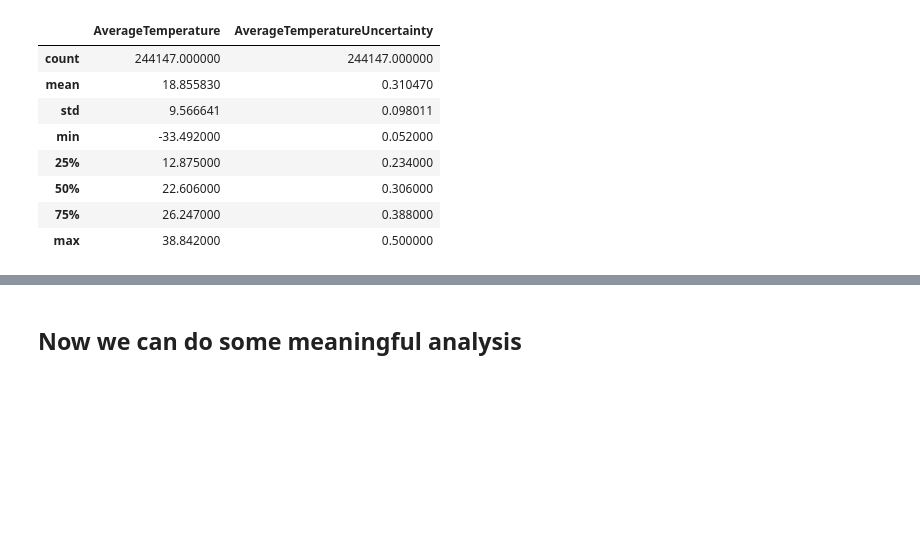
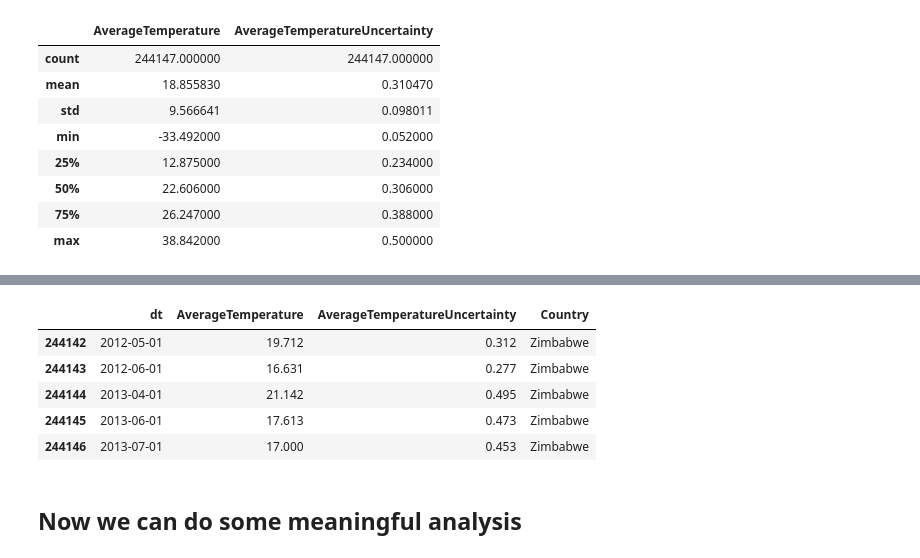
Before and after one commit to raghurama123/DataScience, a Jupyter notebook: notebooks/DS_02.ipynb, the cells around one changed output, grey strips where cells are left out. Cells and saved outputs as stored; diff of their text form; code cells hidden in the pictures; blank space fills up the shorter version.

```diff
--- a/notebooks/DS_02.ipynb
+++ b/notebooks/DS_02.ipynb
@@ -83,3 +127,12 @@ temp.describe()
+# %%
+temp.tail() # last few entries
+# %% [output]
+|  | dt | AverageTemperature | AverageTemperatureUncertainty | Country |
+| 244142 | 2012-05-01 | 19.712 | 0.312 | Zimbabwe |
+| 244143 | 2012-06-01 | 16.631 | 0.277 | Zimbabwe |
+| 244144 | 2013-04-01 | 21.142 | 0.495 | Zimbabwe |
+| 244145 | 2013-06-01 | 17.613 | 0.473 | Zimbabwe |
+| 244146 | 2013-07-01 | 17.000 | 0.453 | Zimbabwe |
 # %% [markdown]
 ## Now we can do some meaningful analysis
 # %%
```
Also changed, not shown: parts of 8 cells of this notebook, 1 other file.
